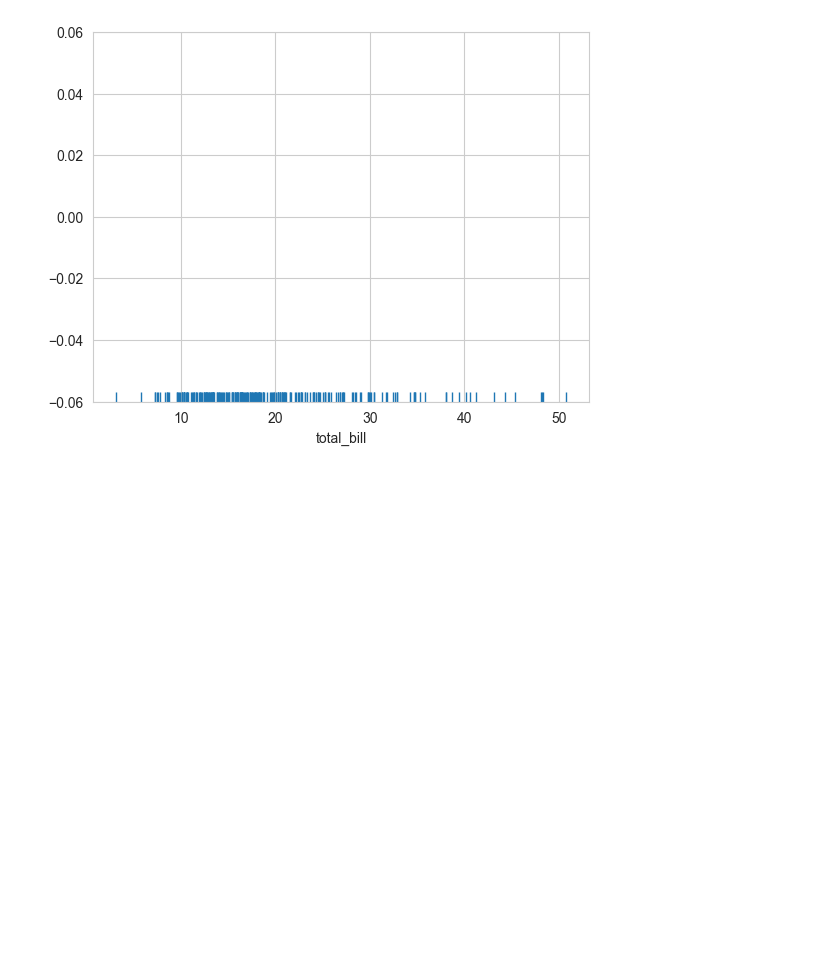
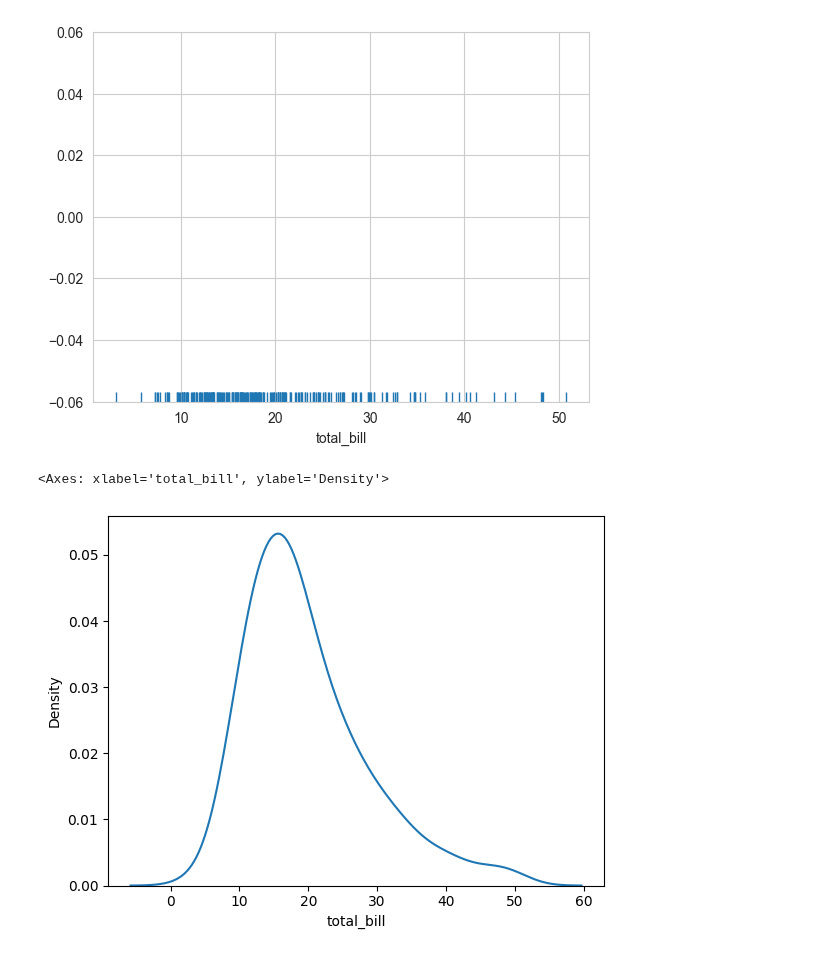
Before and after one commit to sjuanati/DataSciLabs, a Jupyter notebook: src/v1/seaborn/01_distribution_plots.ipynb, the cells around one changed output. Drawn from its saved outputs; the diff is of its cells as text; code cells hidden in the pictures; blank space fills up the shorter version.

Commit message:
added kdeplot

```diff
--- a/src/v1/seaborn/01_distribution_plots.ipynb
+++ b/src/v1/seaborn/01_distribution_plots.ipynb
@@ -112,3 +112,9 @@ sns.rugplot(tips['total_bill'])
 # %% [output]
 <Axes: xlabel='total_bill'>
 [figure]
+# %%
+# just draws the kde
+sns.kdeplot(tips['total_bill'])
+# %% [output]
+<Axes: xlabel='total_bill', ylabel='Density'>
+[figure, added]
```
